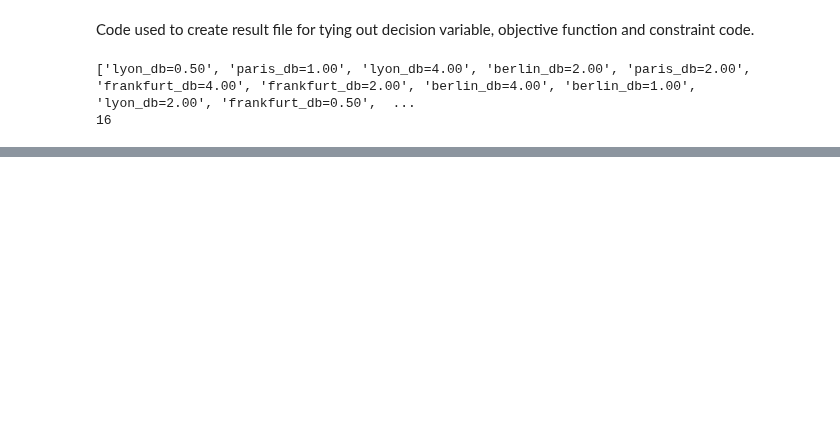
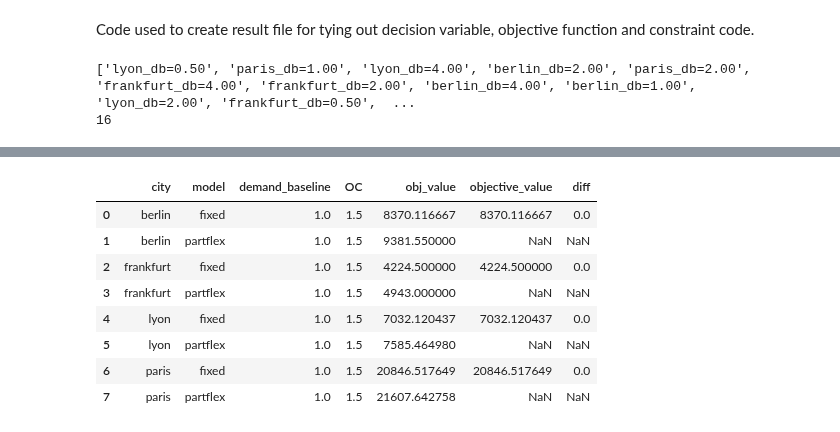
Before and after one commit to carlosperez1997/lmd-sizing-scheduling, a Jupyter notebook: code_cm/decisionVar_objectiveFntn_constraint_result_tieout.ipynb, the cells around one changed output, grey strips where cells are left out. Cells and saved outputs as stored; diff of their text form; code cells hidden in the pictures; blank space fills up the shorter version.

Commit message:
updated my results file to include objective value for everything

```diff
--- a/code_cm/decisionVar_objectiveFntn_constraint_result_tieout.ipynb
+++ b/code_cm/decisionVar_objectiveFntn_constraint_result_tieout.ipynb
@@ -97,6 +103,7 @@ df_results.sort_values(by = ['city','demand_baseline','model'], inplace = True)
 
 df_results.to_csv(r'../rostering_results/results_cm.csv', index = False)
-# %%
-for file_in in os.listdir(r'../results'):
-    if 'jonny' in file:
-        print(file_in)
+# %%
+df_cm = pd.read_csv(r'../rostering_results/results_cm.csv')
+df_cm.rename(columns = {'outsourcing_cost_multiplier':'OC'}, inplace = True)
+df_cm = df_cm[['city','model','demand_baseline','OC','objective_value']]
+df_cm.head()
@@ -102,0 +117,21 @@ for file_in in os.listdir(r'../results'):
+# %%
+list_jonny = []
+
+for file_in in os.listdir(r'../rostering_results'):
+    if 'jonny' in file_in:
+        # print(file_in)
+        df_ = pd.read_csv(f'../rostering_results/{file_in}')
+        split_ = file_in.split('_')
+        df_['city'] = split_[0]
+        df_['demand_baseline'] = pd.to_numeric(split_[1].split('=')[1])
+        df_['OC'] = pd.to_numeric(split_[4].split('=')[1])
+        df_ = df_[['city','model','shift_type','demand_baseline','OC','obj_value']]
+        list_jonny.append(df_)
+
+df_jonny = pd.concat(list_jonny, ignore_index = True)
+df_jonny['shift_type'] = df_jonny['shift_type'].str.replace('3','').str.strip()
+df_jonny = df_jonny[df_jonny['model']=='roster']
+df_jonny.drop(columns = ['model'], inplace = True)
+df_jonny.rename(columns = {'shift_type':'model'}, inplace = True)
+df_jonny.sort_values(by = ['city','model'], inplace = True)
+df_jonny.head()
@@ -102,0 +145,16 @@ for file_in in os.listdir(r'../results'):
+# %%
+#compare
+
+df_compare = df_jonny.merge(df_cm, how = 'left', on = ['city','model','demand_baseline','OC'])
+df_compare['diff'] = (df_compare['obj_value']-df_compare['objective_value']).abs().round(4)
+df_compare
+# %% [output]
+|  | city | model | demand_baseline | OC | obj_value | objective_value | diff |
+| 0 | berlin | fixed | 1.0 | 1.5 | 8370.116667 | 8370.116667 | 0.0 |
+| 1 | berlin | partflex | 1.0 | 1.5 | 9381.550000 | NaN | NaN |
+| 2 | frankfurt | fixed | 1.0 | 1.5 | 4224.500000 | 4224.500000 | 0.0 |
+| 3 | frankfurt | partflex | 1.0 | 1.5 | 4943.000000 | NaN | NaN |
+| 4 | lyon | fixed | 1.0 | 1.5 | 7032.120437 | 7032.120437 | 0.0 |
+| 5 | lyon | partflex | 1.0 | 1.5 | 7585.464980 | NaN | NaN |
+| 6 | paris | fixed | 1.0 | 1.5 | 20846.517649 | 20846.517649 | 0.0 |
+| 7 | paris | partflex | 1.0 | 1.5 | 21607.642758 | NaN | NaN |
```
Also changed, not shown: parts of 4 cells of this notebook, 1 other file.
